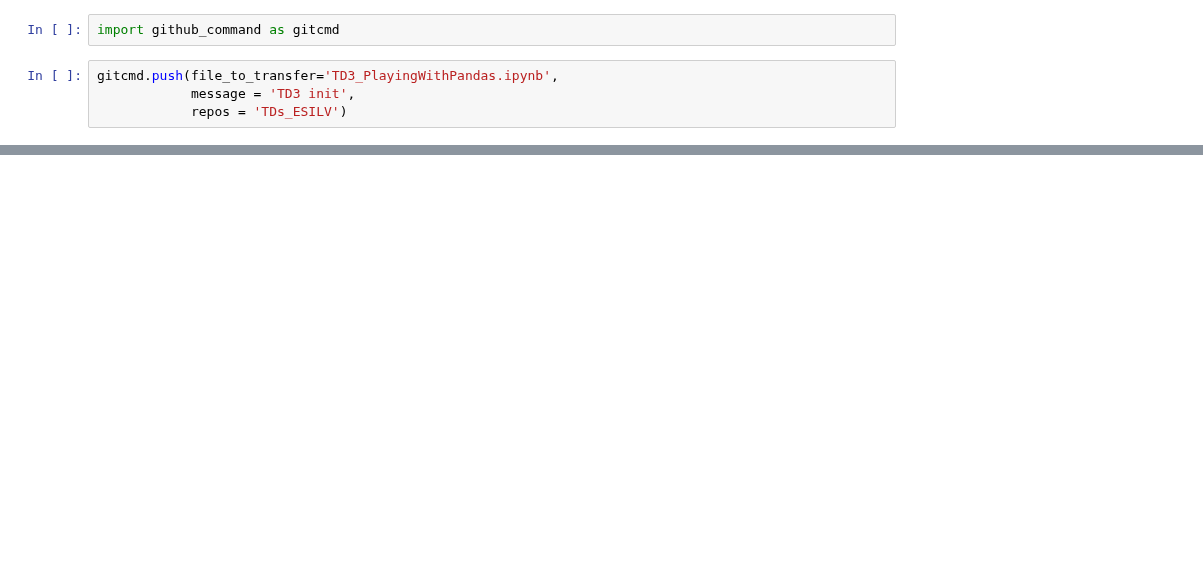
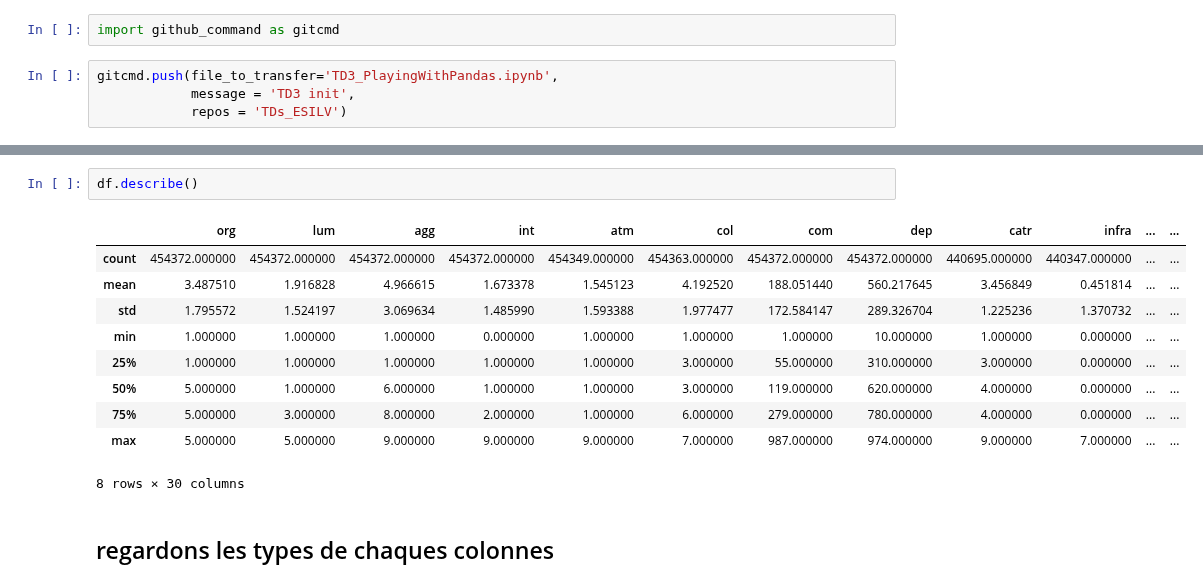
Before and after one commit to Luc-Bertin/TDs_ESILV, a Jupyter notebook: TD3_PlayingWithPandas.ipynb, the cells around one changed output, grey strips where cells are left out. Drawn from its saved outputs; the diff is of its cells as text; blank space fills up the shorter version.

```diff
--- a/TD3_PlayingWithPandas.ipynb
+++ b/TD3_PlayingWithPandas.ipynb
@@ -22,0 +77,15 @@ len(commits
+# %%
+df.describe()
+# %% [output]
+|  | org | lum | agg | int | atm | col | com | dep | catr | infra | ... | ... |
+| count | 454372.000000 | 454372.000000 | 454372.000000 | 454372.000000 | 454349.000000 | 454363.000000 | 454372.000000 | 454372.000000 | 440695.000000 | 440347.000000 | ... | ... |
+| mean | 3.487510 | 1.916828 | 4.966615 | 1.673378 | 1.545123 | 4.192520 | 188.051440 | 560.217645 | 3.456849 | 0.451814 | ... | ... |
+| std | 1.795572 | 1.524197 | 3.069634 | 1.485990 | 1.593388 | 1.977477 | 172.584147 | 289.326704 | 1.225236 | 1.370732 | ... | ... |
+| min | 1.000000 | 1.000000 | 1.000000 | 0.000000 | 1.000000 | 1.000000 | 1.000000 | 10.000000 | 1.000000 | 0.000000 | ... | ... |
+| 25% | 1.000000 | 1.000000 | 1.000000 | 1.000000 | 1.000000 | 3.000000 | 55.000000 | 310.000000 | 3.000000 | 0.000000 | ... | ... |
+| 50% | 5.000000 | 1.000000 | 6.000000 | 1.000000 | 1.000000 | 3.000000 | 119.000000 | 620.000000 | 4.000000 | 0.000000 | ... | ... |
+| 75% | 5.000000 | 3.000000 | 8.000000 | 2.000000 | 1.000000 | 6.000000 | 279.000000 | 780.000000 | 4.000000 | 0.000000 | ... | ... |
+| max | 5.000000 | 5.000000 | 9.000000 | 9.000000 | 9.000000 | 7.000000 | 987.000000 | 974.000000 | 9.000000 | 7.000000 | ... | ... |
+8 rows × 30 columns
+# %% [markdown]
+## regardons les types de chaques colonnes
```
Also changed, not shown: parts of 30 cells of this notebook.
